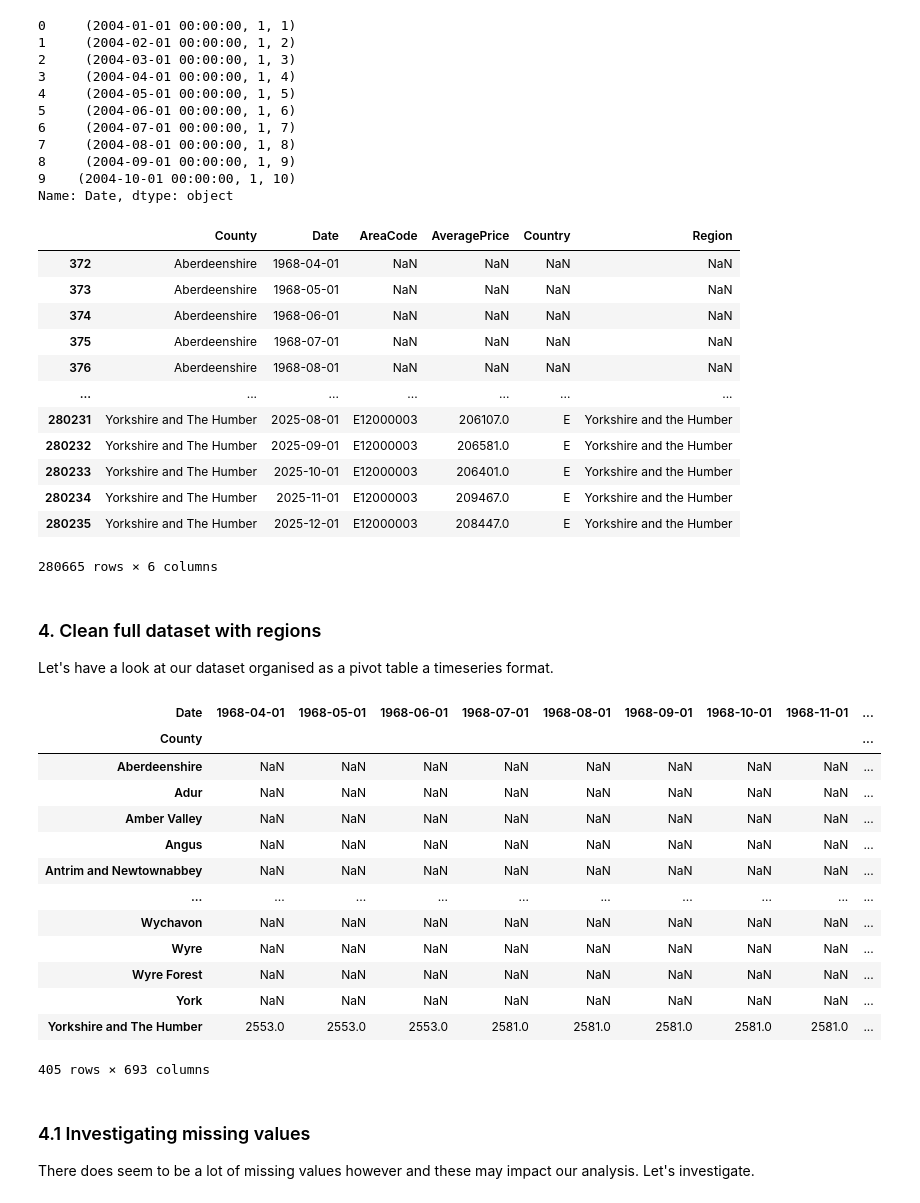
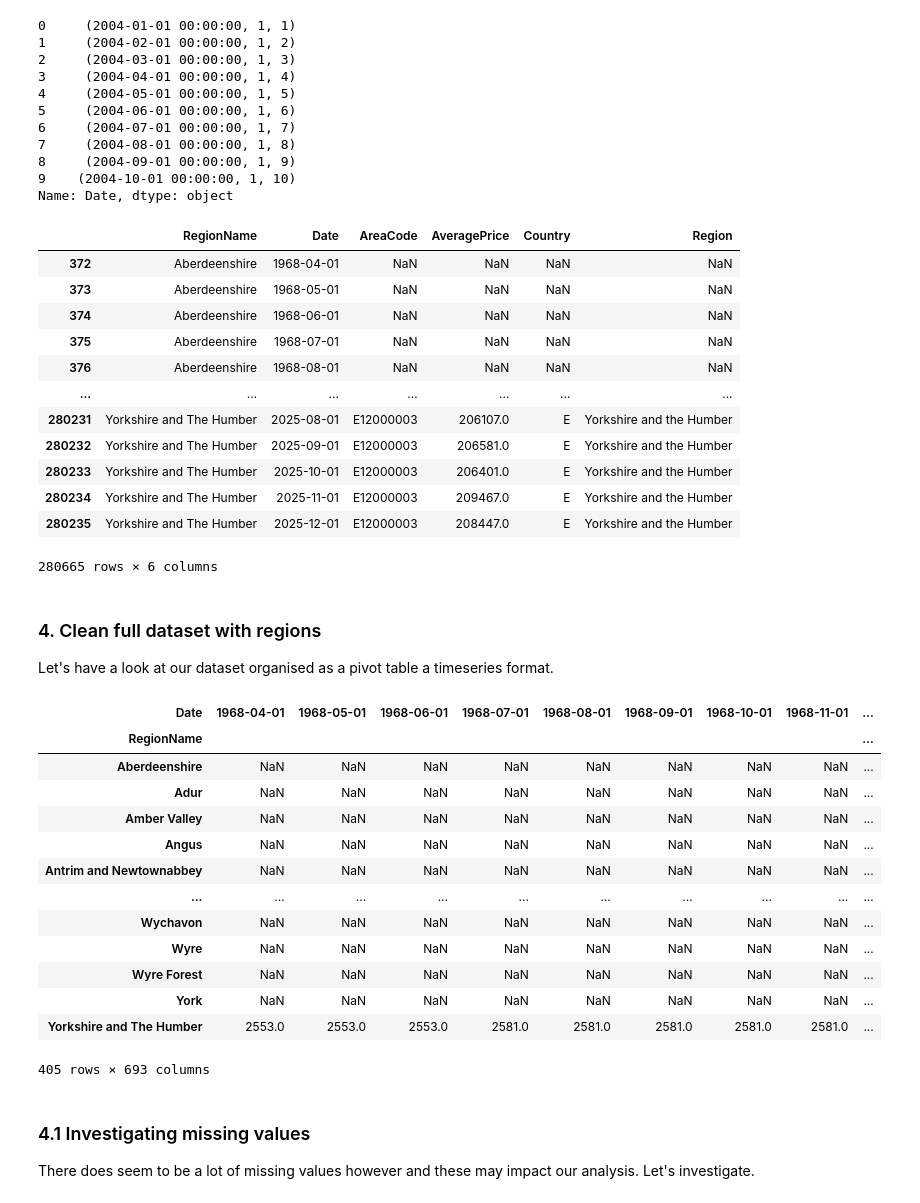
Before and after one commit to ollietiong/uk_house_prices, a Jupyter notebook: notebooks/UKHousePrices-1_DataCleanPrep_stats.ipynb, the cells around one changed output. Drawn from its saved outputs; the diff is of its cells as text; code cells hidden in the pictures.

```diff
--- a/notebooks/UKHousePrices-1_DataCleanPrep_stats.ipynb
+++ b/notebooks/UKHousePrices-1_DataCleanPrep_stats.ipynb
@@ -357,6 +357,6 @@ __Now we have a mapping from counties to region in a separate dataframe. But the
 ### 3.3 Merge the dataframes, data_s and all_counties to get a region column
 # %%
 # rename column in original dataset to county
-data_s.rename(columns= {"RegionName":"County"},inplace=True)
-data_s.head()
+all_counties.rename(columns= {"County":"RegionName"},inplace=True)
+all_counties.head()
 # %% [output]
@@ -369,4 +403,4 @@ data_s.head()
 # %%
-data_s = data_s.merge(all_counties, on='County',how='left')
+data_s = data_s.merge(all_counties, on='RegionName',how='left')
 data_s.head()
 # %% [output]
@@ -432,11 +466,11 @@ __But they are duplicated on all columns so can be safely dropped__
 # %%
 data_s = data_s.drop_duplicates()
 # %%
-all_counties = data_s['County'].unique()
+all_counties = data_s['RegionName'].unique()
 all_dates = data_s['Date'].unique()
 
-full_index = pd.MultiIndex.from_product([all_counties,all_dates],names=['County','Date'])
-data_s_full = data_s.set_index(['County','Date']).reindex(full_index).reset_index()
+full_index = pd.MultiIndex.from_product([all_counties,all_dates],names=['RegionName','Date'])
+data_s_full = data_s.set_index(['RegionName','Date']).reindex(full_index).reset_index()
 data_s_full.shape
 # %% [output]
 (280665, 6)
@@ -488,9 +522,9 @@ data_s_full['Date'].head(10).apply(lambda x: (x, x.day, x.month))
 9    (2004-10-01 00:00:00, 1, 10)
 Name: Date, dtype: object
 # %%
-data_s_full.sort_values(by=['County','Date'])
+data_s_full.sort_values(by=['RegionName','Date'])
 # %% [output]
-|  | County | Date | AreaCode | AveragePrice | Country | Region |
+|  | RegionName | Date | AreaCode | AveragePrice | Country | Region |
 | 372 | Aberdeenshire | 1968-04-01 | NaN | NaN | NaN | NaN |
 | 373 | Aberdeenshire | 1968-05-01 | NaN | NaN | NaN | NaN |
 | 374 | Aberdeenshire | 1968-06-01 | NaN | NaN | NaN | NaN |
@@ -508,11 +542,11 @@ data_s_full.sort_values(by=['County','Date'])
 
 Let's have a look at our dataset organised as a pivot table a timeseries format.
 # %%
-df_county_date = data_s_full.pivot_table(index='County',columns='Date',values='AveragePrice')
+df_county_date = data_s_full.pivot_table(index='RegionName',columns='Date',values='AveragePrice')
 df_county_date
 # %% [output]
 | Date | 1968-04-01 | 1968-05-01 | 1968-06-01 | 1968-07-01 | 1968-08-01 | 1968-09-01 | 1968-10-01 | 1968-11-01 | ... |
-| County |  |  |  |  |  |  |  |  | ... |
+| RegionName |  |  |  |  |  |  |  |  | ... |
 | Aberdeenshire | NaN | NaN | NaN | NaN | NaN | NaN | NaN | NaN | ... |
 | Adur | NaN | NaN | NaN | NaN | NaN | NaN | NaN | NaN | ... |
 | Amber Valley | NaN | NaN | NaN | NaN | NaN | NaN | NaN | NaN | ... |
```
Also changed, not shown: parts of 18 cells of this notebook, 4 other files.
